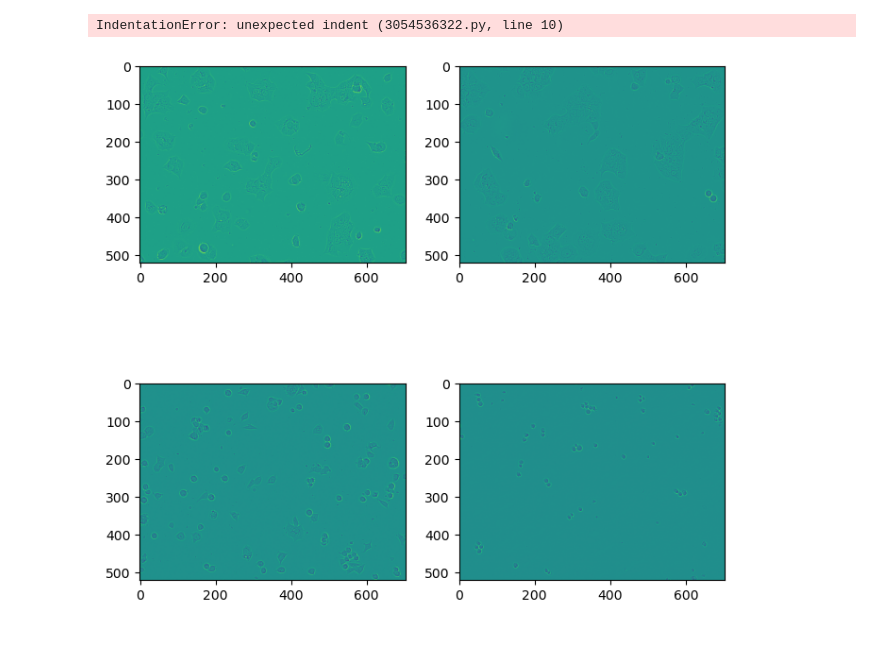
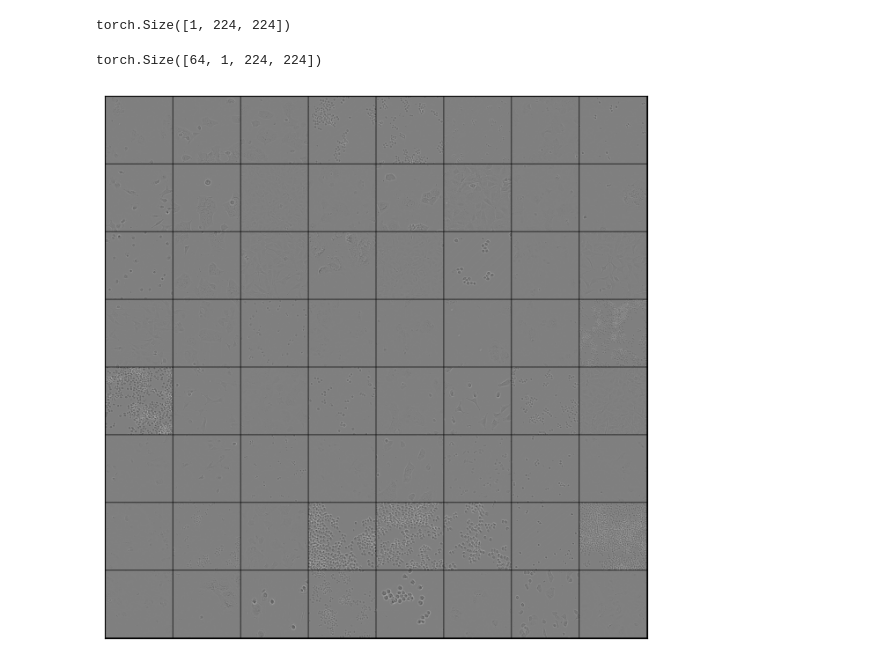
Before and after one commit to m-nguyen98/dl-bio, a Jupyter notebook: Untitled.ipynb, the cells around one changed output. Cells and saved outputs as stored; diff of their text form; code cells hidden in the pictures.

```diff
--- a/Untitled.ipynb
+++ b/Untitled.ipynb
@@ -11,33 +41,26 @@ from torch import nn as nn
 # %%
-dataset = livecell.LCSimpleDataset(4, mode='train')
+dataset = livecell.LCSimpleDataset(64, mode='train')
+dl = dataset.get_data_loader()
+# %%
+dataset[0][0].size()
+# %% [output]
+torch.Size([1, 224, 224])
 # %%
 def show_images(images, nmax=64):
     fig, ax = plt.subplots(figsize=(8, 8))
     ax.set_xticks([]); ax.set_yticks([])
     ax.imshow(make_grid((images[:nmax]), nrow=8).permute(1, 2, 0))
 
-def show_batch(dl, nmax=64):
+def show_batch(dl, nmax=32):
     for images, labels in dl:
-        for img in images:
-            for i in img:b
-                show_images(i, nmax)
+        print(images.size())
+        show_images(images, nmax)
         break
-# %% [output]
-IndentationError: unexpected indent (3054536322.py, line 10)
-# %%
-def show_batch(dl, nmax=64):
-    fig, ax = plt.subplots(2, 2, figsize=(8, 8))
-
-    for images in dl:
-        ax[0,0].imshow(images[0][0])
-        ax[0,1].imshow(images[0][1])
-        ax[1,0].imshow(images[0][2])
-        ax[1,1].imshow(images[0][3])
-        break
-# %%
-show_batch(dataset.get_data_loader())
-# %% [output]
-[figure, removed]
+# %%
+show_batch(dl)
+# %% [output]
+torch.Size([64, 1, 224, 224])
+[figure, added]
 # %%
 model = ResNet34()
 
```
Also changed, not shown: parts of 6 cells of this notebook, 1 other file.
